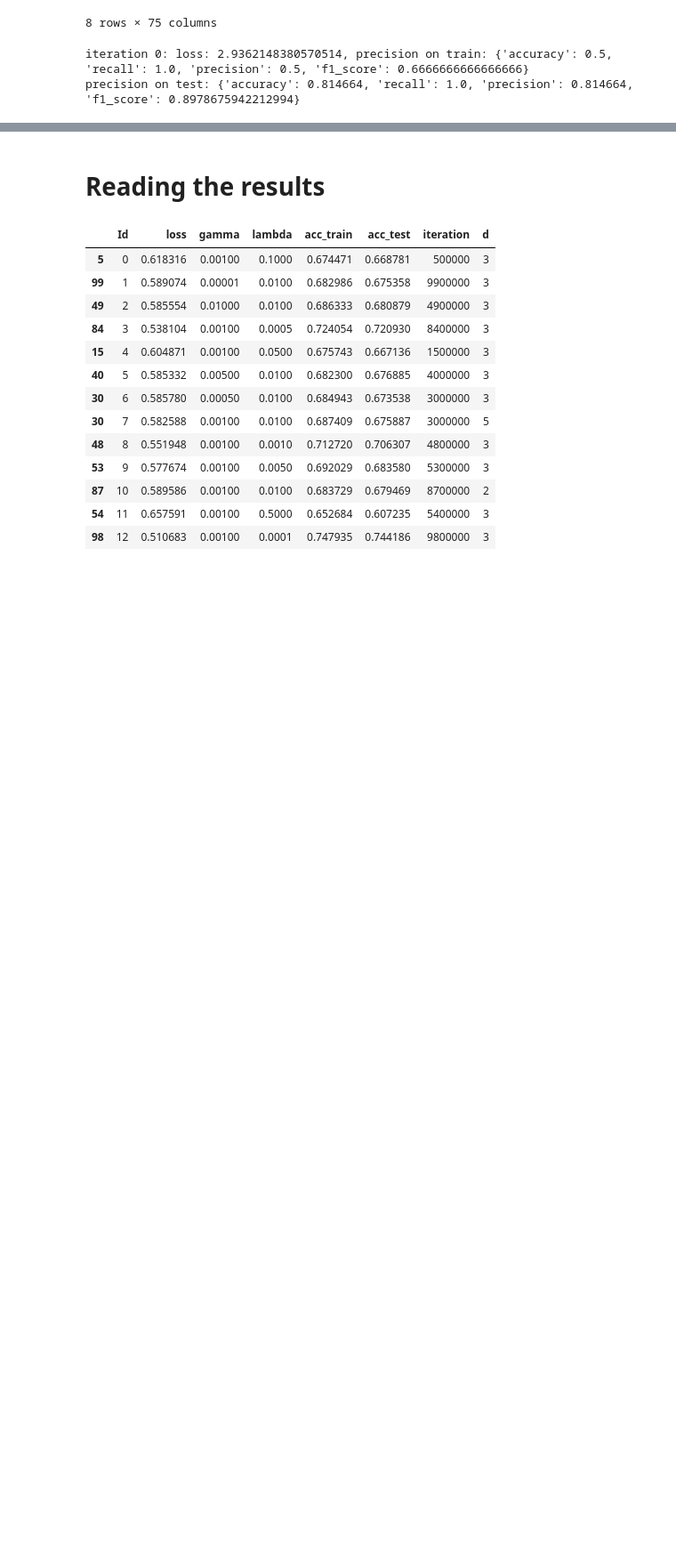
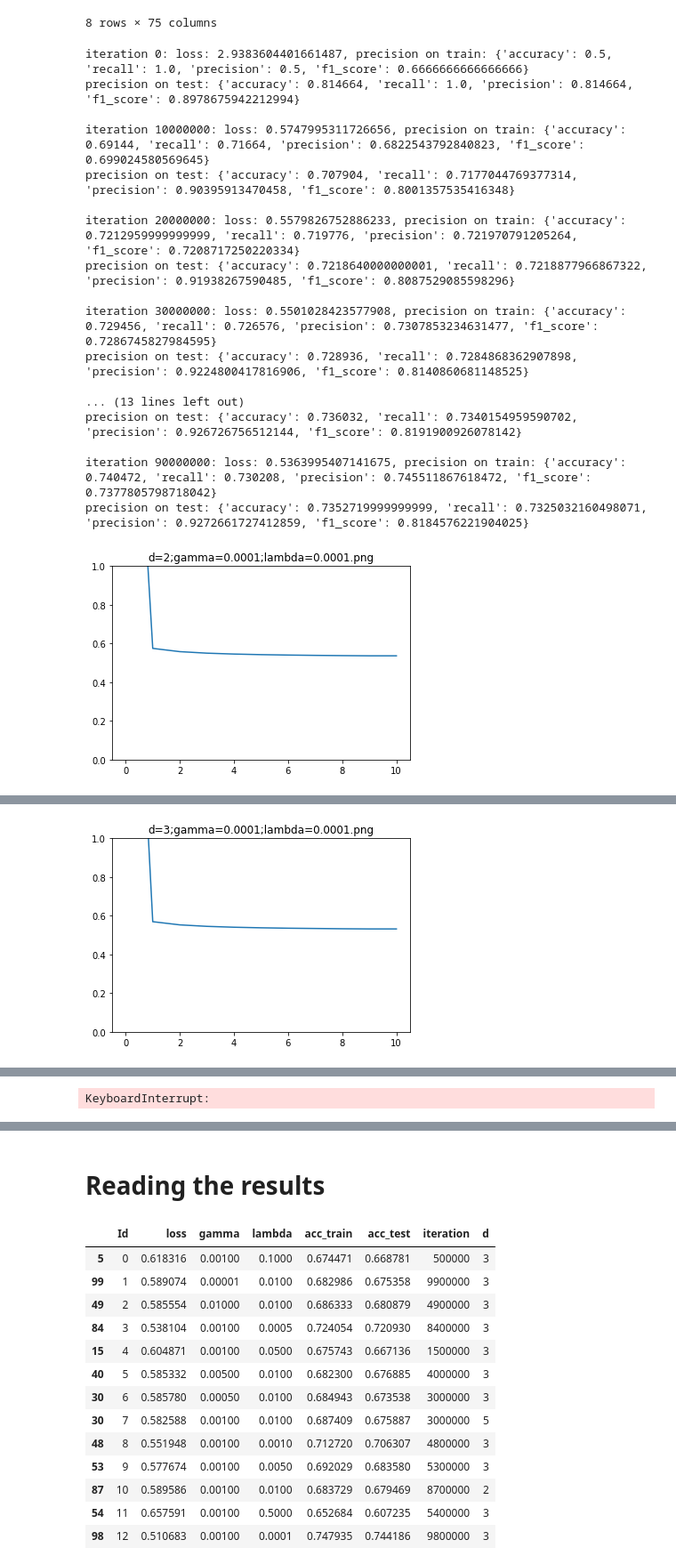
Before and after one commit to Tesa27/ML_project1, a Jupyter notebook: Implementations_v2-Copy1.ipynb, the cells around one changed output, grey strips where cells are left out. Shown at 89% size. Drawn from its saved outputs; the diff is of its cells as text; code cells hidden in the pictures; blank space fills up the shorter version.

```diff
--- a/Implementations_v2-Copy1.ipynb
+++ b/Implementations_v2-Copy1.ipynb
@@ -318,0 +338,17 @@ print(train_data[train_data['Prediction']==0]['Id'].count())
+# %%
+from sklearn.neighbors import KNeighborsRegressor
+
+train_data2 = train_data1.drop(['Id', 'Prediction'], axis=1)
+train_data2['Valid'] = (train_data2.min(axis=1) != -999)
+valid_data_original = train_data2[train_data2['Valid']].drop(['Valid'], axis=1)
+train_data2.drop(['Valid'], inplace=True, axis=1)
+mins = valid_data_original.min().to_frame().T
+maxs = valid_data_original.max().to_frame().T
+
+valid_data = pd.DataFrame()
+k = 1
+for column in valid_data_original.columns:
+    valid_data[column] = (valid_data_original[column] - mins.loc[0,column]) / (maxs.loc[0,column]-mins.loc[0,column])
+
+for column in columns_with_nan:
+    invalid_x = train_data2[train_data2[column]==-999].drop([column])
@@ -518,8 +616,8 @@ df.describe()
 | max | 1.000000e-02 | 1.000000e-03 | 990000.000000 | 2.935776 | 0.661008 | 0.658712 | 1.000000 | 0.677265 | 0.814664 | ... |
 8 rows × 75 columns
 # %%
-def_lambda_ = 0.01
-def_gamma = 0.001
+def_lambda_ = 0.0001
+def_gamma = 0.0001
 def_d = 3
 max_iters = 100000000
 
@@ -541,48 +639,48 @@ for d in d_range:
     plt.plot(loss)
     plt.ylim(0,1)
     plt.title(f'd={d};gamma={def_gamma};lambda={def_lambda_}.png')
     plt.savefig(f'd={d};gamma={def_gamma};lambda={def_lambda_}.png')
     plt.show()
 
     print(f'lambda = {def_lambda_}; gamma = {def_gamma}')
     print(f'TRAIN precision: {evaluate_on_set(w,x_train, y_train)}')
     print(f'TEST precision: {evaluate_on_set(w,x_test, y_test)}')
 
 columns = train_data.columns[2:-4]
 curr_data = feature_polynomial_expansion(train_data, columns, def_d)
 curr_data = add_constant_attribute(curr_data)
 x_train, y_train, x_test, y_test = split_train_test(curr_data)
 initial_w = x_train.mean(axis=0)
 
 for lambda_ in lambda_range:
     w, loss, df = reg_logistic_regression(y_train, x_train, lambda_, initial_w, max_iters,
-                                            def_gamma, frequency=max_iters/100, x_test=x_test, y_test=y_test,
+                                            def_gamma, 0, x_test=x_test, y_test=y_test,
                                           log=f'd={def_d};gamma={def_gamma};lambda={lambda_}.csv')
     plt.plot(loss)
     plt.ylim(0,1)
     plt.savefig(f'd={def_d};gamma={def_gamma};lambda={lambda_}.png')
     plt.title(f'd={def_d};gamma={def_gamma};lambda={lambda_}.png')
     plt.show()
 
     print(f'lambda = {lambda_}; gamma = {def_gamma}')
     print(f'TRAIN precision: {evaluate_on_set(w,x_train, y_train)}')
     print(f'TEST precision: {evaluate_on_set(w,x_test, y_test)}')
-
-
-
-for gamma in gamma_range:
-    w, loss, df = reg_logistic_regression(y_train, x_train, def_lambda_, initial_w, max_iters,
-                                            gamma, frequency=max_iters/100, x_test=x_test, y_test=y_test,
-                                          log=f'd={def_d};gamma={gamma};lambda={def_lambda_}.csv')
-    plt.plot(loss)
-    plt.title(f'd={def_d};gamma={gamma};lambda={def_lambda_}.png')
-    plt.savefig(f'd={def_d};gamma={gamma};lambda={def_lambda_}.png')
-    plt.ylim(0,1)
-    plt.show()
-
-    print(f'lambda = {def_lambda_}; gamma = {gamma}')
-    print(f'TRAIN precision: {evaluate_on_set(w,x_train, y_train)}')
-    print(f'TEST precision: {evaluate_on_set(w,x_test, y_test)}')
 # %% [output]
-iteration 0: loss: 2.9362148380570514, precision on train: {'accuracy': 0.5, 'recall': 1.0, 'precision': 0.5, 'f1_score': 0.6666666666666666}
+iteration 0: loss: 2.9383604401661487, precision on train: {'accuracy': 0.5, 'recall': 1.0, 'precision': 0.5, 'f1_score': 0.6666666666666666}
 precision on test: {'accuracy': 0.814664, 'recall': 1.0, 'precision': 0.814664, 'f1_score': 0.8978675942212994}
+
+iteration 10000000: loss: 0.5747995311726656, precision on train: {'accuracy': 0.69144, 'recall': 0.71664, 'precision': 0.6822543792840823, 'f1_score': 0.699024580569645}
+precision on test: {'accuracy': 0.707904, 'recall': 0.7177044769377314, 'precision': 0.90395913470458, 'f1_score': 0.8001357535416348}
+
+iteration 20000000: loss: 0.5579826752886233, precision on train: {'accuracy': 0.7212959999999999, 'recall': 0.719776, 'precision': 0.721970791205264, 'f1_score': 0.7208717250220334}
+precision on test: {'accuracy': 0.7218640000000001, 'recall': 0.7218877966867322, 'precision': 0.91938267590485, 'f1_score': 0.8087529085598296}
+
+iteration 30000000: loss: 0.5501028423577908, precision on train: {'accuracy': 0.729456, 'recall': 0.726576, 'precision': 0.7307853234631477, 'f1_score': 0.7286745827984595}
+precision on test: {'accuracy': 0.728936, 'recall': 0.7284868362907898, 'precision': 0.9224800417816906, 'f1_score': 0.8140860681148525}
+
+... (13 lines left out)
+precision on test: {'accuracy': 0.736032, 'recall': 0.7340154959590702, 'precision': 0.926726756512144, 'f1_score': 0.8191900926078142}
+
+iteration 90000000: loss: 0.5363995407141675, precision on train: {'accuracy': 0.740472, 'recall': 0.730208, 'precision': 0.745511867618472, 'f1_score': 0.7377805798718042}
+precision on test: {'accuracy': 0.7352719999999999, 'recall': 0.7325032160498071, 'precision': 0.9272661727412859, 'f1_score': 0.8184576221904025}
+[figure, added]
@@ -588,0 +704 @@ precision on test: {'accuracy': 0.814664, 'recall': 1.0, 'precision': 0.814664,
+[figure, added]
@@ -588,0 +794 @@ precision on test: {'accuracy': 0.814664, 'recall': 1.0, 'precision': 0.814664,
+KeyboardInterrupt:
```
Also changed, not shown: parts of 12 cells of this notebook.
